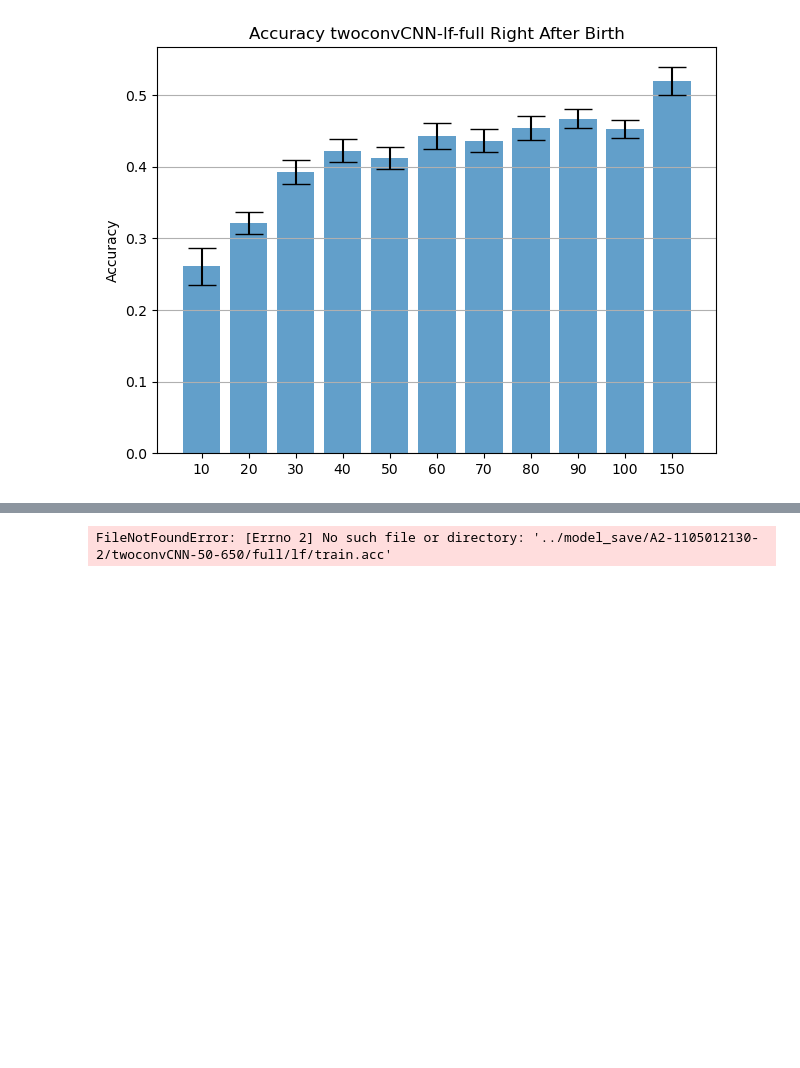
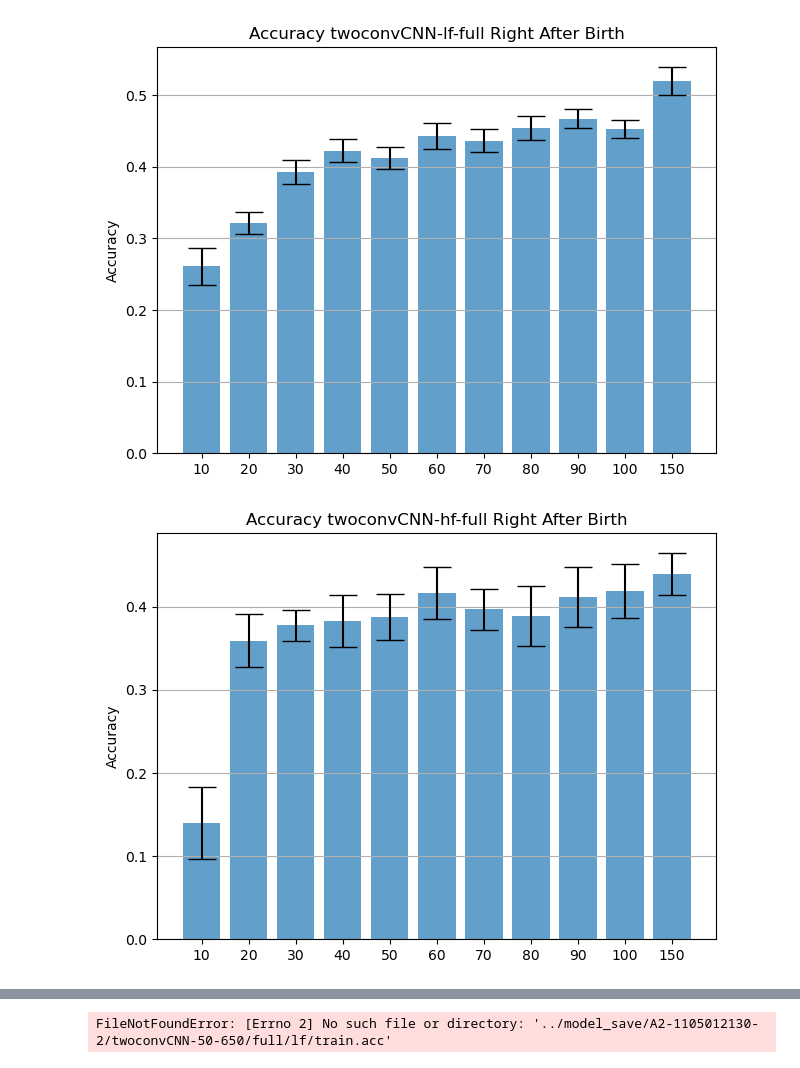
Before and after one commit to Frankalexej/proslearn_22, a Jupyter notebook: A_3_analysis copy.ipynb, the cells around one changed output, grey strips where cells are left out. Cells and saved outputs as stored; diff of their text form; code cells hidden in the pictures; blank space fills up the shorter version.

```diff
--- a/A_3_analysis copy.ipynb
+++ b/A_3_analysis copy.ipynb
@@ -227,29 +233,30 @@ for model_type, runtype, cv in list(product(["twoconvCNN"], ["lf"], ["full"])):
 # %%
 total_df = pd.DataFrame(columns=["run", "preepoch_cond", "model_cond", "train_filter_cond", "valid_phone_cond", "acc_inc"])
 
-for model_type, runtype, cv in list(product(["twoconvCNN"], ["lf"], ["full"])):
+for model_type, runtype, cv in list(product(["twoconvCNN"], ["lf", "hf"], ["full"])):
     reses = {}
     for pre in all_pre_conditions:
-        run_list, total_epochs = judge_condition(pre)
+        run_list, total_epochs = judge_condition(pre, runtype)
 
         for run_case in run_list:
             dir = os.path.join(hyper_dir, f"{run_version}-{ts}-{run_case}", f"{model_type}-{pre}-{total_epochs-pre}")
             res = ResReader(dir, runtype=runtype, cv=cv).read()
             # val = np.mean([x - y for x, y in zip(res[1], res[2])][pre - 1])
             look_at = 2 # 1 for valid, 2 for full valid
             jump = 10
             for i in range(pre+1, pre+1+jump):
                 val = res[look_at][i]
                 if f"{pre}" in reses.keys():
                     reses[f"{pre}"].append(val)
                 else:
                     reses[f"{pre}"] = [val]
 
     draw_title = f"Accuracy {model_type}-{runtype}-{cv} Right After Birth"
     draw(reses, "Accuracy", draw_title)
     do_stats(reses, os.path.join(plot_save_place, f"{ts}-{draw_title}.txt"))
 # %% [output]
 [figure]
+[figure, added]
 # %%
 total_df = pd.DataFrame(columns=["run", "preepoch_cond", "model_cond", "train_filter_cond", "valid_phone_cond", "acc_inc"])
 # ending = 500
```
Also changed, not shown: parts of 5 cells of this notebook.
